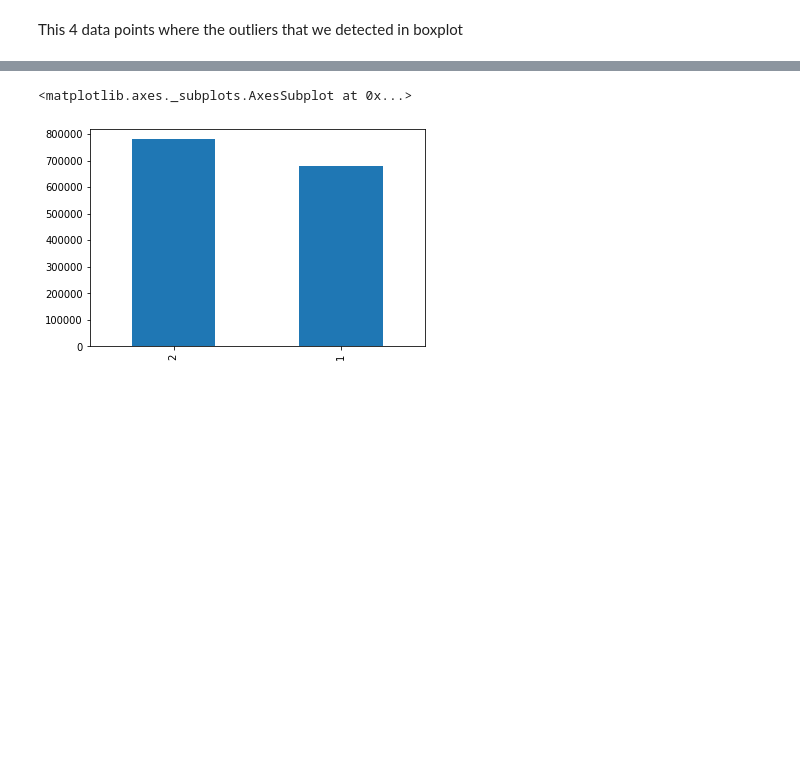
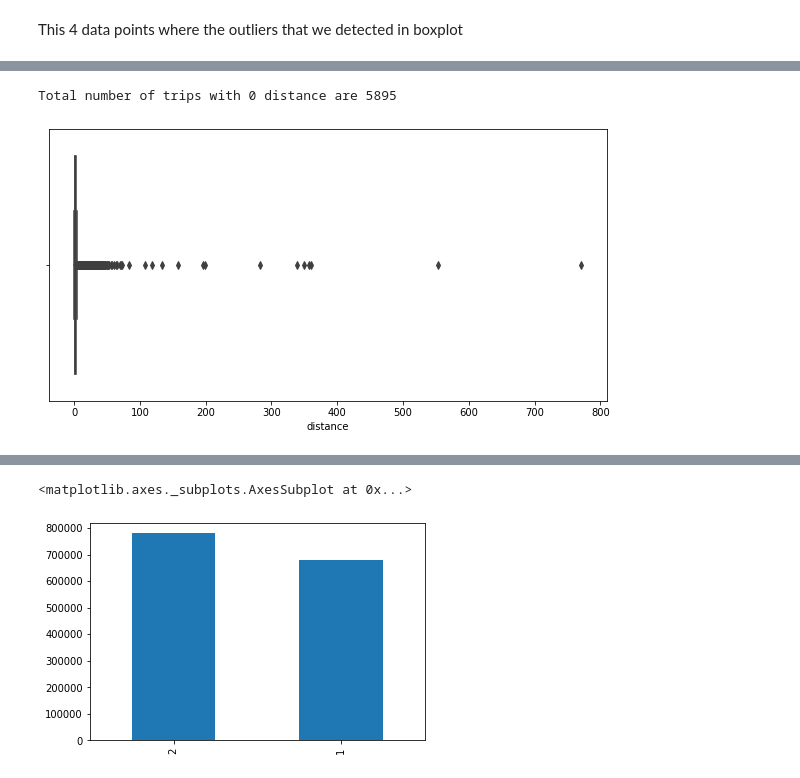
Before and after one commit to rubeshajith/NYC-taxi-trip-time-prediction, a Jupyter notebook: NYC_Taxi_Trip_Time_Prediction_Capstone_Project.ipynb, the cells around one changed output, grey strips where cells are left out. Drawn from its saved outputs; the diff is of its cells as text; code cells hidden in the pictures; blank space fills up the shorter version.

```diff
--- a/NYC_Taxi_Trip_Time_Prediction_Capstone_Project.ipynb
+++ b/NYC_Taxi_Trip_Time_Prediction_Capstone_Project.ipynb
@@ -178,0 +263,3 @@ This 4 data points where the outliers that we detected in boxplot
+# %%
+df = df[df.trip_duration <= 86400]
+df = df[df.trip_duration >= 60]
@@ -178,0 +280,10 @@ This 4 data points where the outliers that we detected in boxplot
+# %%
+print("Total number of trips with 0 distance are {}".format(df.distance[df["distance"] == 0].count()))
+# %% [output]
+Total number of trips with 0 distance are 5895
+# %%
+plt.figure(figsize = (10,5))
+sns.boxplot(df.distance)
+plt.show()
+# %% [output]
+[figure, added]
```
Also changed, not shown: parts of 36 cells of this notebook.
